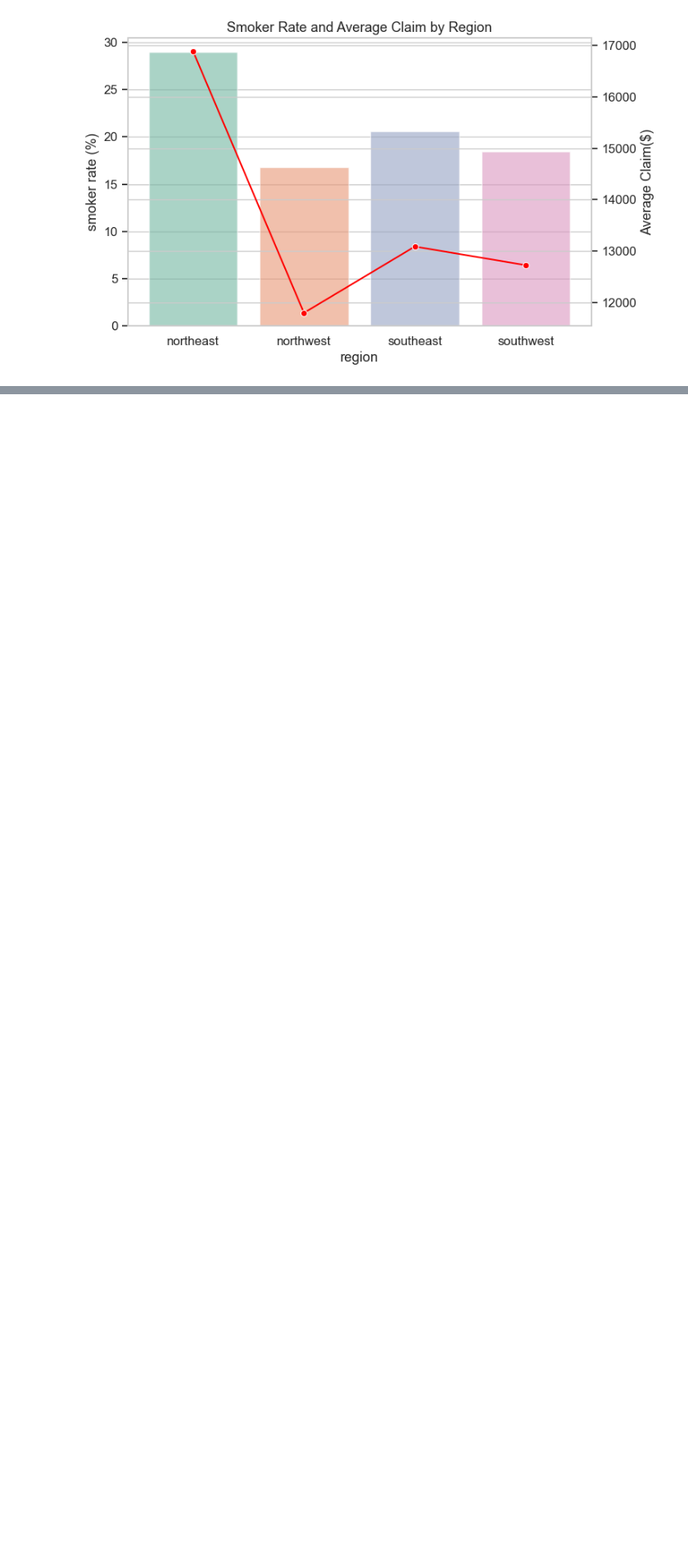
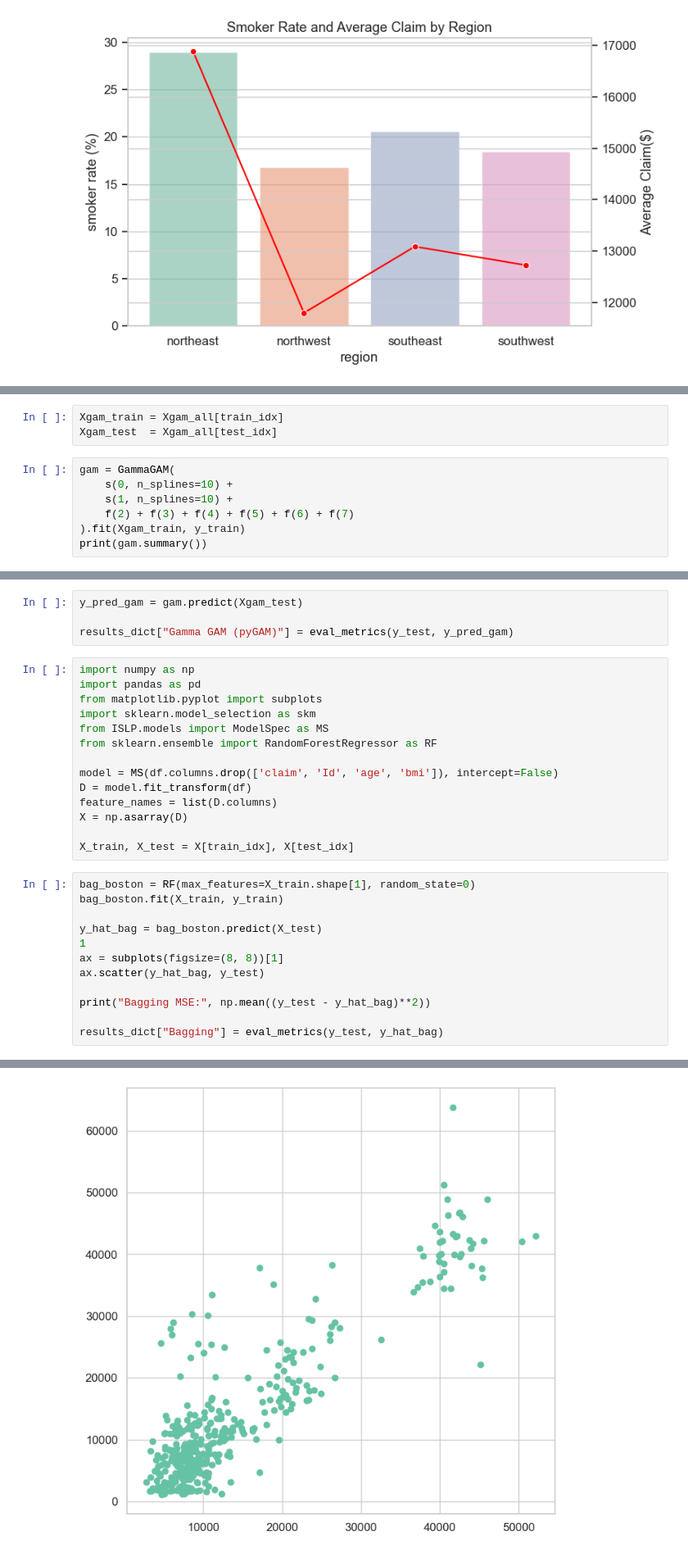
Before and after one commit to joonseoyang99-lang/Insurance_Prediction, a Jupyter notebook: code/analysis.ipynb, the cells around one changed output, grey strips where cells are left out. Shown at 82% size. Saved outputs shown, nothing was run; the diff lists cells and outputs as text; blank space fills up the shorter version.

```diff
--- a/code/analysis.ipynb
+++ b/code/analysis.ipynb
@@ -283,0 +365,10 @@ Passing `palette` without assigning `hue` is deprecated and will be removed in v
+# %%
+Xgam_train = Xgam_all[train_idx]
+Xgam_test  = Xgam_all[test_idx]
+# %%
+gam = GammaGAM(
+    s(0, n_splines=10) +
+    s(1, n_splines=10) +
+    f(2) + f(3) + f(4) + f(5) + f(6) + f(7)
+).fit(Xgam_train, y_train)
+print(gam.summary())
@@ -283,0 +399,31 @@ Passing `palette` without assigning `hue` is deprecated and will be removed in v
+# %%
+y_pred_gam = gam.predict(Xgam_test)
+
+results_dict["Gamma GAM (pyGAM)"] = eval_metrics(y_test, y_pred_gam)
+# %%
+import numpy as np
+import pandas as pd
+from matplotlib.pyplot import subplots
+import sklearn.model_selection as skm
+from ISLP.models import ModelSpec as MS
+from sklearn.ensemble import RandomForestRegressor as RF
+
+model = MS(df.columns.drop(['claim', 'Id', 'age', 'bmi']), intercept=False)
+D = model.fit_transform(df)
+feature_names = list(D.columns)
+X = np.asarray(D)
+
+X_train, X_test = X[train_idx], X[test_idx]
+# %%
+bag_boston = RF(max_features=X_train.shape[1], random_state=0)
+bag_boston.fit(X_train, y_train)
+
+y_hat_bag = bag_boston.predict(X_test)
+1
+ax = subplots(figsize=(8, 8))[1]
+ax.scatter(y_hat_bag, y_test)
+
+print("Bagging MSE:", np.mean((y_test - y_hat_bag)**2))
+
+results_dict["Bagging"] = eval_metrics(y_test, y_hat_bag)
+# %% [output]
@@ -283,0 +431 @@ Passing `palette` without assigning `hue` is deprecated and will be removed in v
+[figure, added]
```
Also changed, not shown: parts of 16 cells of this notebook, 12 other files.
